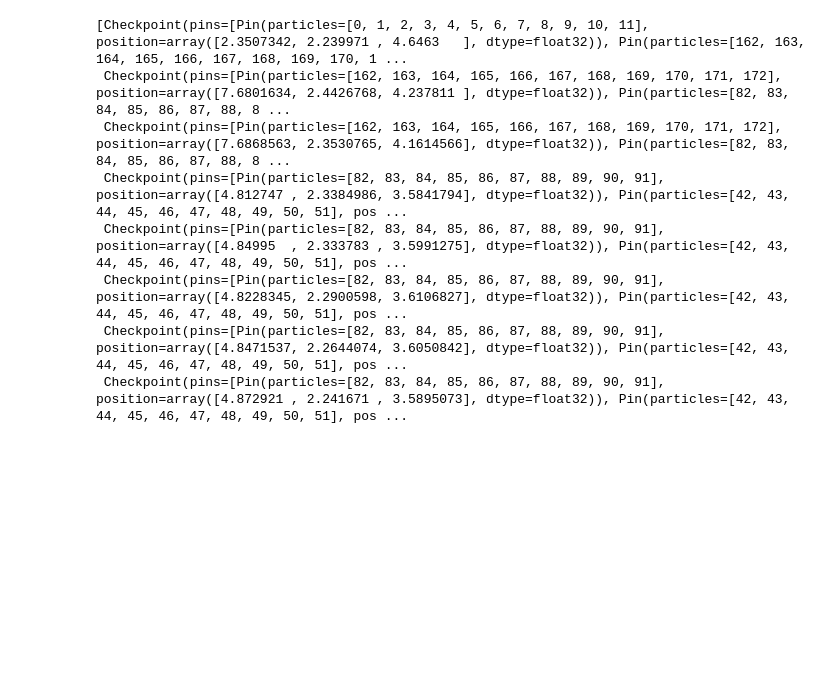
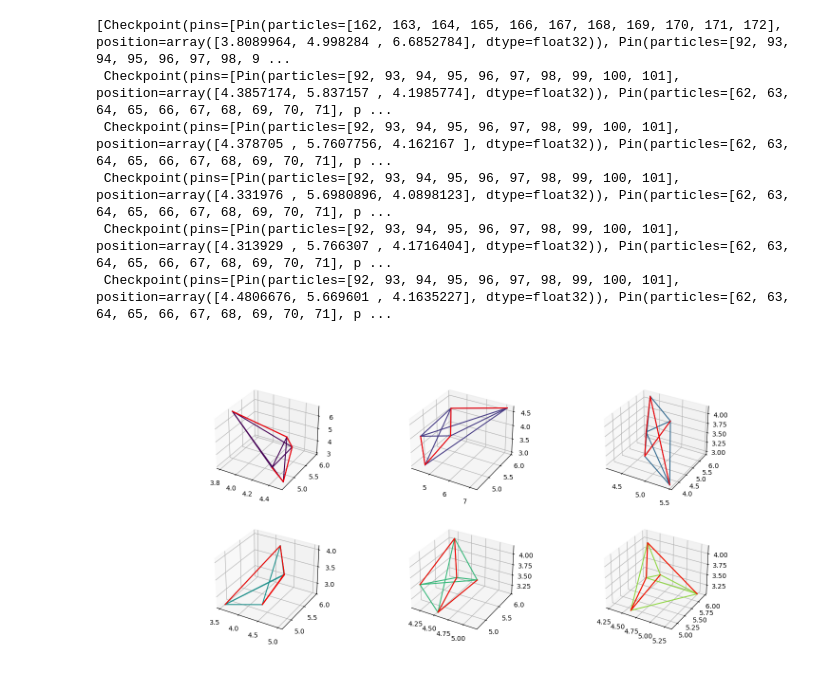
Before and after one commit to IRL2/nanover-server-py, a Jupyter notebook: tutorials/experiments/checkpoint_extraction.ipynb, the cells around one changed output. Saved outputs shown, nothing was run; the diff lists cells and outputs as text; code cells hidden in the pictures; blank space fills up the shorter version.

```diff
--- a/tutorials/experiments/checkpoint_extraction.ipynb
+++ b/tutorials/experiments/checkpoint_extraction.ipynb
@@ -6,7 +6,7 @@ from nanover.imd.imd_state import dict_to_interaction
 from follower import Checkpoint, Pin
 
 
-IN_PATH = "knot-tying-checkpoints-2.nanover.zip"
+IN_PATH = "knot-tying-checkpoints-3.nanover.zip"
 RESTRAINT_PREFIX = "interaction.MOVEABLE-RESTRAINT"
 CHECKPOINT_KEY = "mark.checkpoint"
 
@@ -43,14 +43,44 @@ with NanoverRecordingReader.from_path(IN_PATH) as reader:
 
 CHECKPOINTS
 # %% [output]
-[Checkpoint(pins=[Pin(particles=[0, 1, 2, 3, 4, 5, 6, 7, 8, 9, 10, 11], position=array([2.3507342, 2.239971 , 4.6463   ], dtype=float32)), Pin(particles=[162, 163, 164, 165, 166, 167, 168, 169, 170, 1 ...
- Checkpoint(pins=[Pin(particles=[162, 163, 164, 165, 166, 167, 168, 169, 170, 171, 172], position=array([7.6801634, 2.4426768, 4.237811 ], dtype=float32)), Pin(particles=[82, 83, 84, 85, 86, 87, 88, 8 ...
- Checkpoint(pins=[Pin(particles=[162, 163, 164, 165, 166, 167, 168, 169, 170, 171, 172], position=array([7.6868563, 2.3530765, 4.1614566], dtype=float32)), Pin(particles=[82, 83, 84, 85, 86, 87, 88, 8 ...
- Checkpoint(pins=[Pin(particles=[82, 83, 84, 85, 86, 87, 88, 89, 90, 91], position=array([4.812747 , 2.3384986, 3.5841794], dtype=float32)), Pin(particles=[42, 43, 44, 45, 46, 47, 48, 49, 50, 51], pos ...
- Checkpoint(pins=[Pin(particles=[82, 83, 84, 85, 86, 87, 88, 89, 90, 91], position=array([4.84995  , 2.333783 , 3.5991275], dtype=float32)), Pin(particles=[42, 43, 44, 45, 46, 47, 48, 49, 50, 51], pos ...
- Checkpoint(pins=[Pin(particles=[82, 83, 84, 85, 86, 87, 88, 89, 90, 91], position=array([4.8228345, 2.2900598, 3.6106827], dtype=float32)), Pin(particles=[42, 43, 44, 45, 46, 47, 48, 49, 50, 51], pos ...
- Checkpoint(pins=[Pin(particles=[82, 83, 84, 85, 86, 87, 88, 89, 90, 91], position=array([4.8471537, 2.2644074, 3.6050842], dtype=float32)), Pin(particles=[42, 43, 44, 45, 46, 47, 48, 49, 50, 51], pos ...
- Checkpoint(pins=[Pin(particles=[82, 83, 84, 85, 86, 87, 88, 89, 90, 91], position=array([4.872921 , 2.241671 , 3.5895073], dtype=float32)), Pin(particles=[42, 43, 44, 45, 46, 47, 48, 49, 50, 51], pos ...
+[Checkpoint(pins=[Pin(particles=[162, 163, 164, 165, 166, 167, 168, 169, 170, 171, 172], position=array([3.8089964, 4.998284 , 6.6852784], dtype=float32)), Pin(particles=[92, 93, 94, 95, 96, 97, 98, 9 ...
+ Checkpoint(pins=[Pin(particles=[92, 93, 94, 95, 96, 97, 98, 99, 100, 101], position=array([4.3857174, 5.837157 , 4.1985774], dtype=float32)), Pin(particles=[62, 63, 64, 65, 66, 67, 68, 69, 70, 71], p ...
+ Checkpoint(pins=[Pin(particles=[92, 93, 94, 95, 96, 97, 98, 99, 100, 101], position=array([4.378705 , 5.7607756, 4.162167 ], dtype=float32)), Pin(particles=[62, 63, 64, 65, 66, 67, 68, 69, 70, 71], p ...
+ Checkpoint(pins=[Pin(particles=[92, 93, 94, 95, 96, 97, 98, 99, 100, 101], position=array([4.331976 , 5.6980896, 4.0898123], dtype=float32)), Pin(particles=[62, 63, 64, 65, 66, 67, 68, 69, 70, 71], p ...
+ Checkpoint(pins=[Pin(particles=[92, 93, 94, 95, 96, 97, 98, 99, 100, 101], position=array([4.313929 , 5.766307 , 4.1716404], dtype=float32)), Pin(particles=[62, 63, 64, 65, 66, 67, 68, 69, 70, 71], p ...
+ Checkpoint(pins=[Pin(particles=[92, 93, 94, 95, 96, 97, 98, 99, 100, 101], position=array([4.4806676, 5.669601 , 4.1635227], dtype=float32)), Pin(particles=[62, 63, 64, 65, 66, 67, 68, 69, 70, 71], p ...
+# %%
+%matplotlib widget
+
+from itertools import combinations
+import matplotlib.pyplot as plt
+
+fig, axs = plt.subplots(2, (len(CHECKPOINTS)+1)//2, subplot_kw=dict(projection='3d'), figsize=(15, 7))
+cmap = plt.get_cmap()
+
+checkpoint = CHECKPOINTS[0]
+
+for i, checkpoint in enumerate(CHECKPOINTS):
+    ax = axs.flatten()[i]
+
+    checkpoint.pins.sort(key=lambda pin: pin.particles[0])
+
+    positions = [pin.position for pin in checkpoint.pins]
+    pairs = list(combinations(positions, 2))
+
+    for pair in pairs:
+        points = np.array(pair)
+        X, Y, Z = points[:, 0], points[:, 1], points[:, 2]
+        ax.plot(X, Y, Z, color=cmap(i/len(CHECKPOINTS)))
+
+    points = np.array(positions)
+    X, Y, Z = points[:, 0], points[:, 1], points[:, 2]
+    ax.plot(X, Y, Z, color="red")
+
+#plt.legend()
+plt.show()
+# %% [output]
+[figure, added]
 # %%
 ## Setup runner
 from nanover.app import OmniRunner
```
Also changed, not shown: parts of 3 cells of this notebook, 2 other files.
